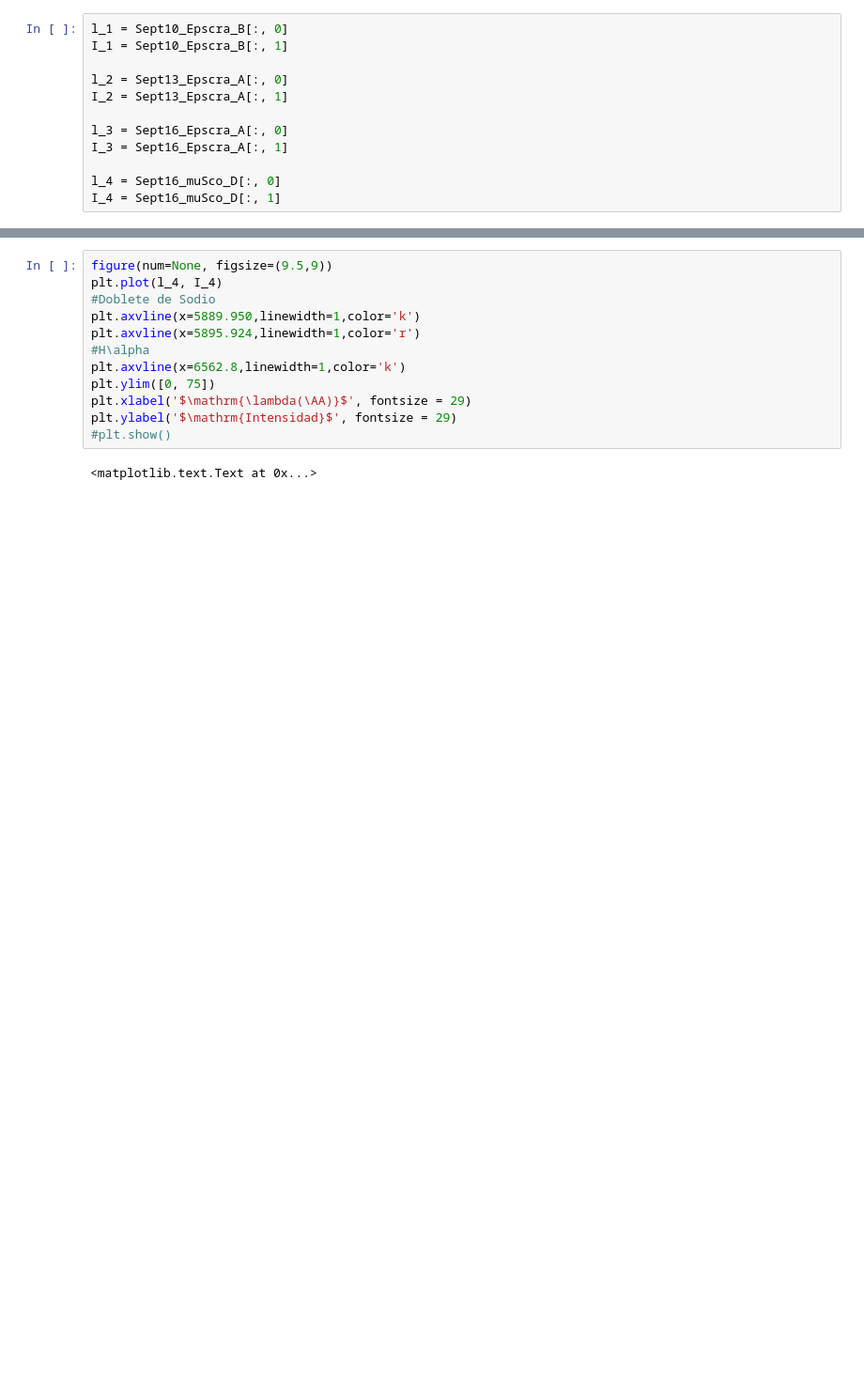
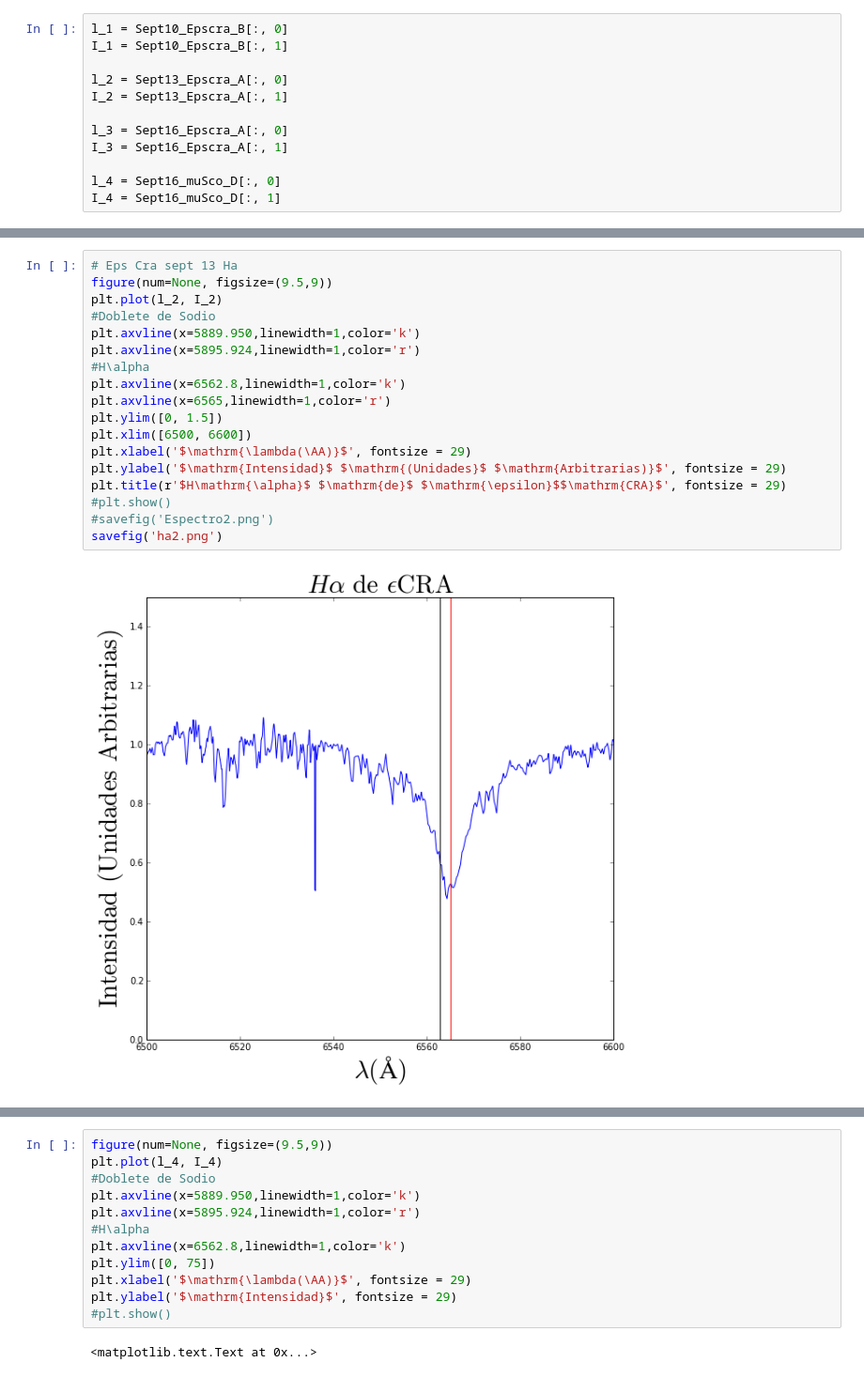
Before and after one commit to jngaravitoc/EpsCra, a Jupyter notebook: Spectra_analysis.ipynb, the cells around one changed output, grey strips where cells are left out. Shown at 94% size. Cells and saved outputs as stored; diff of their text form; blank space fills up the shorter version.

```diff
--- a/Spectra_analysis.ipynb
+++ b/Spectra_analysis.ipynb
@@ -94,3 +100,23 @@ plt.ylabel('$\mathrm{Intensidad}(Unidades Arbitrarias)$', fontsize = 29)
+# %%
+# Eps Cra sept 13 Ha
+figure(num=None, figsize=(9.5,9))
+plt.plot(l_2, I_2)
+#Doblete de Sodio
+plt.axvline(x=5889.950,linewidth=1,color='k')
+plt.axvline(x=5895.924,linewidth=1,color='r')
+#H\alpha
+plt.axvline(x=6562.8,linewidth=1,color='k')
+plt.axvline(x=6565,linewidth=1,color='r')
+plt.ylim([0, 1.5])
+plt.xlim([6500, 6600])
+plt.xlabel('$\mathrm{\lambda(\AA)}$', fontsize = 29)
+plt.ylabel('$\mathrm{Intensidad}$ $\mathrm{(Unidades}$ $\mathrm{Arbitrarias)}$', fontsize = 29)
+plt.title(r'$H\mathrm{\alpha}$ $\mathrm{de}$ $\mathrm{\epsilon}$$\mathrm{CRA}$', fontsize = 29)
+#plt.show()
+#savefig('Espectro2.png')
+savefig('ha2.png')
+# %% [output]
+[figure, added]
 # %%
 # Eps cra sept 16 full spectra
 figure(num=None, figsize=(9.5,9))
```
Also changed, not shown: parts of 9 cells of this notebook.
